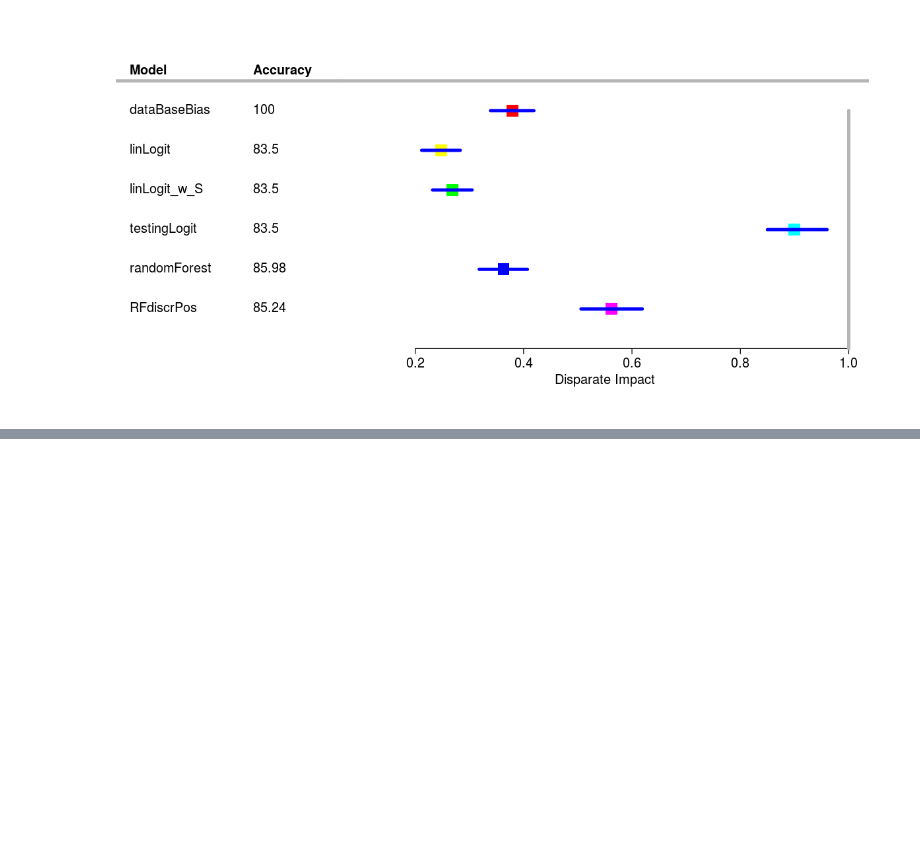
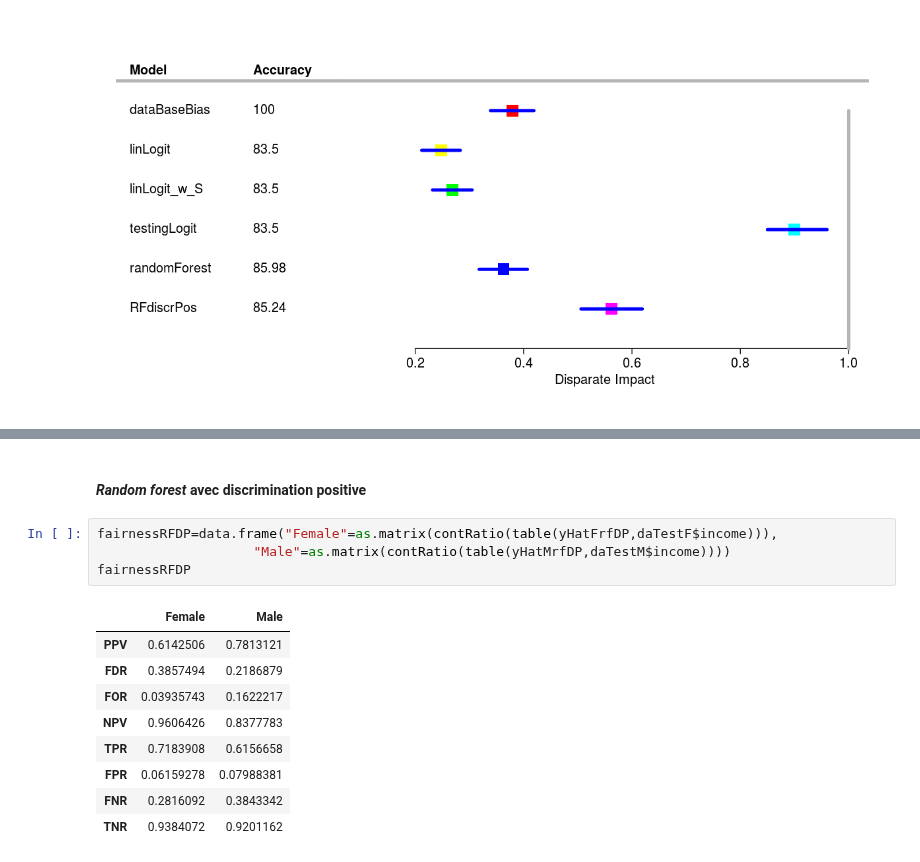
Before and after one commit to wikistat/Fair-ML-4-Ethical-AI, a Jupyter notebook: AdultCensus/AdultCensus-R-biasDetection.ipynb, the cells around one changed output, grey strips where cells are left out. Saved outputs shown, nothing was run; the diff lists cells and outputs as text; blank space fills up the shorter version.

```diff
--- a/AdultCensus/AdultCensus-R-biasDetection.ipynb
+++ b/AdultCensus/AdultCensus-R-biasDetection.ipynb
@@ -916,0 +1079,16 @@ Le choix d'un algorithme non linéaire semble préférable pour éviter de surbi
+# %% [markdown]
+#### *Random forest* avec discrimination positive
+# %%
+fairnessRFDP=data.frame("Female"=as.matrix(contRatio(table(yHatFrfDP,daTestF$income))),
+                    "Male"=as.matrix(contRatio(table(yHatMrfDP,daTestM$income))))
+fairnessRFDP
+# %% [output]
+|  | Female | Male |
+| PPV | 0.6142506 | 0.7813121 |
+| FDR | 0.3857494 | 0.2186879 |
+| FOR | 0.03935743 | 0.1622217 |
+| NPV | 0.9606426 | 0.8377783 |
+| TPR | 0.7183908 | 0.6156658 |
+| FPR | 0.06159278 | 0.07988381 |
+| FNR | 0.2816092 | 0.3843342 |
+| TNR | 0.9384072 | 0.9201162 |
```
Also changed, not shown: parts of 30 cells of this notebook.
